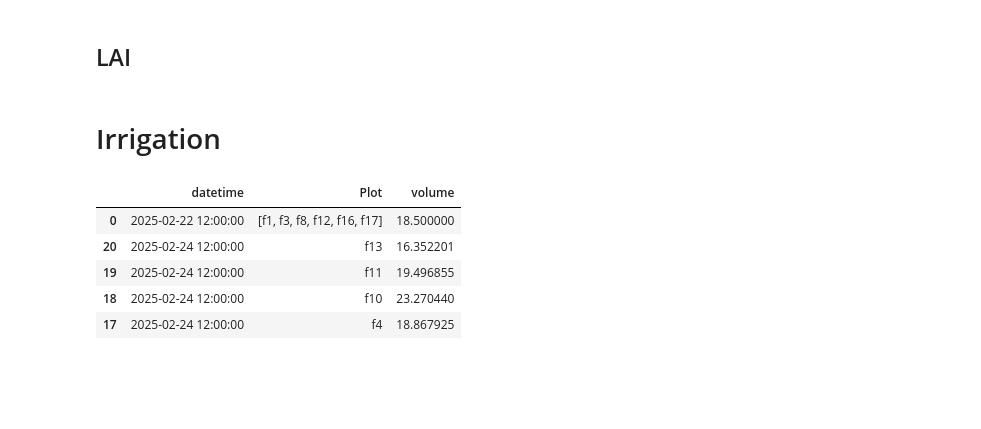
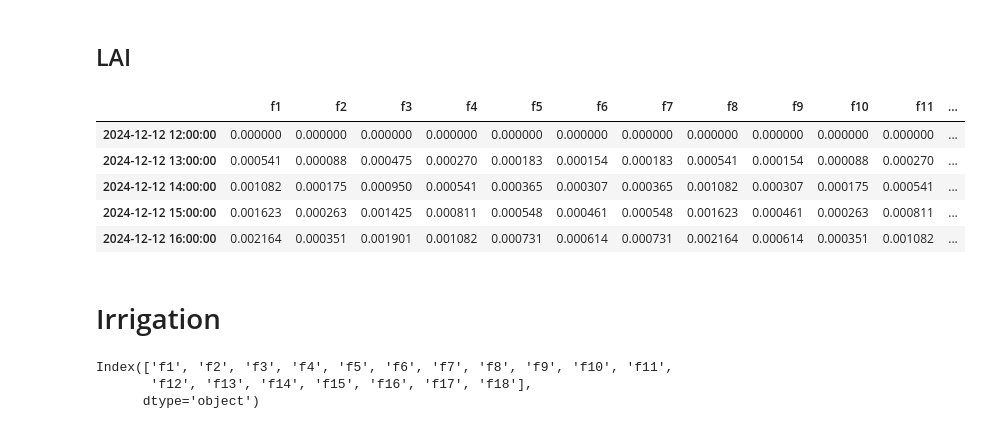
Before and after one commit to beppe2hd/PureCircle, a Jupyter notebook: code/createDataset.ipynb, the cells around one changed output. Saved outputs shown, nothing was run; the diff lists cells and outputs as text; code cells hidden in the pictures; blank space fills up the shorter version.

```diff
--- a/code/createDataset.ipynb
+++ b/code/createDataset.ipynb
@@ -74,39 +73,45 @@ dfMeteoStation_rev = dfMeteoStation_rev.reindex(full_index)
 # %% [markdown]
 ## LAI
 # %%
-dfLAI = pd.read_excel('../data/LAI_Morocco_Season1.xlsx', sheet_name=f'Sheet1')
+dfLAI = pd.read_excel('../data/LAI_data_S1.xlsx', sheet_name=f'Sheet1')
 dfLAI["datetime"] = pd.to_datetime(dfLAI["datetime"]) + pd.to_timedelta("12:00:00")
 dfLAI = dfLAI.set_index("datetime")
 dfLAI = dfLAI.reindex(full_index)
 
 values = {
-    "Tititcaca-CROP": 0,
-    "Tititcaca-Sensor": 0,
-    "Tititcaca-Farmer": 0,
-    "ICBA-CROP": 0,
-    "ICBA-Sensor": 0,
-    "ICBA-Farmer": 0
+    "LAI1-CROPWAT-Tititcaca": 0,
+    "LAI2-Sensor-Tiititcaca": 0,
+    "LAI3-Farmer-Titicaca": 0,
+    "LAI4-CROPWAT-ICBA": 0,
+    "LAI5-Sensor-ICBA": 0,
+    "LAI6-Farmer-ICBA": 0
 }
 dfLAI.loc["2024-12-12 12:00:00"] = values
-
-dfLAI[['Tititcaca-CROP', 'Tititcaca-Sensor', 'Tititcaca-Farmer', 'ICBA-CROP',
-       'ICBA-Sensor', 'ICBA-Farmer']] = dfLAI[['Tititcaca-CROP', 'Tititcaca-Sensor', 'Tititcaca-Farmer', 'ICBA-CROP',
-                                               'ICBA-Sensor', 'ICBA-Farmer']].interpolate()
+# %%
+dfLAI[['LAI1-CROPWAT-Tititcaca', 'LAI2-Sensor-Tiititcaca', 'LAI3-Farmer-Titicaca', 'LAI4-CROPWAT-ICBA', 'LAI5-Sensor-ICBA', 'LAI6-Farmer-ICBA']] = dfLAI[['LAI1-CROPWAT-Tititcaca', 'LAI2-Sensor-Tiititcaca', 'LAI3-Farmer-Titicaca', 'LAI4-CROPWAT-ICBA', 'LAI5-Sensor-ICBA', 'LAI6-Farmer-ICBA']].interpolate()
 # %%
 
-mapToSensor = {'Tititcaca-CROP': [5, 6, 23, 24, 31, 32],
-               'Tititcaca-Sensor': [3, 4, 19, 20, 35, 36],
-               'Tititcaca-Farmer': [9, 10, 13, 14, 29, 30],
-               'ICBA-CROP': [1, 2, 15, 16, 33, 34],
-               'ICBA-Sensor': [7, 8, 21, 22, 25, 26],
-               'ICBA-Farmer': [11, 12, 17, 18, 27, 28]}
+mapToSensor = {'LAI1-CROPWAT-Tititcaca': [3, 12, 16],
+               'LAI2-Sensor-Tiititcaca': [2, 10, 18],
+               'LAI3-Farmer-Titicaca': [5, 7, 15],
+               'LAI4-CROPWAT-ICBA': [1, 8, 17],
+               'LAI5-Sensor-ICBA': [4, 11, 13],
+               'LAI6-Farmer-ICBA': [6, 9, 14]}
 
-for i in range(1, 37):
+for i in range(1, 18+1):
     for k, v in mapToSensor.items():
         if i in v:
-            dfLAI[f'{i}'] = dfLAI[k]
+            dfLAI[f'f{i}'] = dfLAI[k]
 
-dfLAI.drop(['Tititcaca-CROP', 'Tititcaca-Sensor', 'Tititcaca-Farmer', 'ICBA-CROP',
-            'ICBA-Sensor', 'ICBA-Farmer'], axis=1, inplace=True)
+dfLAI.drop(['LAI1-CROPWAT-Tititcaca', 'LAI2-Sensor-Tiititcaca', 'LAI3-Farmer-Titicaca', 'LAI4-CROPWAT-ICBA', 'LAI5-Sensor-ICBA', 'LAI6-Farmer-ICBA'], axis=1, inplace=True)
+# %%
+dfLAI.head()
+# %% [output]
+|  | f1 | f2 | f3 | f4 | f5 | f6 | f7 | f8 | f9 | f10 | f11 | ... |
+| 2024-12-12 12:00:00 | 0.000000 | 0.000000 | 0.000000 | 0.000000 | 0.000000 | 0.000000 | 0.000000 | 0.000000 | 0.000000 | 0.000000 | 0.000000 | ... |
+| 2024-12-12 13:00:00 | 0.000541 | 0.000088 | 0.000475 | 0.000270 | 0.000183 | 0.000154 | 0.000183 | 0.000541 | 0.000154 | 0.000088 | 0.000270 | ... |
+| 2024-12-12 14:00:00 | 0.001082 | 0.000175 | 0.000950 | 0.000541 | 0.000365 | 0.000307 | 0.000365 | 0.001082 | 0.000307 | 0.000175 | 0.000541 | ... |
+| 2024-12-12 15:00:00 | 0.001623 | 0.000263 | 0.001425 | 0.000811 | 0.000548 | 0.000461 | 0.000548 | 0.001623 | 0.000461 | 0.000263 | 0.000811 | ... |
+| 2024-12-12 16:00:00 | 0.002164 | 0.000351 | 0.001901 | 0.001082 | 0.000731 | 0.000614 | 0.000731 | 0.002164 | 0.000614 | 0.000351 | 0.001082 | ... |
 # %% [markdown]
 # Irrigation
@@ -113,6 +120,12 @@ dfLAI.drop(['Tititcaca-CROP', 'Tititcaca-Sensor', 'Tititcaca-Farmer', 'ICBA-CROP
 # %%
 dfIRR = pd.DataFrame(columns=['f1','f2','f3','f4','f5','f6','f7','f8','f9','f10','f11','f12','f13','f14','f15','f16','f17','f18'], index=full_index)
 dfIRR.fillna(0.0, inplace=True)
+# %%
+dfIRR.columns
+# %% [output]
+Index(['f1', 'f2', 'f3', 'f4', 'f5', 'f6', 'f7', 'f8', 'f9', 'f10', 'f11',
+       'f12', 'f13', 'f14', 'f15', 'f16', 'f17', 'f18'],
+      dtype='object')
 # %%
 dfIrrigation = pd.read_excel('../data/IrrigationEvents_Morocco_Season1.xlsx', sheet_name='Irrigation')
 dfIrrigation.rename(columns={"Date": "datetime", "Irrigation Duration": "duration", "Irrigation Volume": "volume"},
@@ -124,16 +137,8 @@ CW = ['f1', 'f3', 'f8', 'f12', 'f16','f17']
 F = ['f5', 'f6', 'f7', 'f9', 'f14', 'f15']
 #S = ['f2', 'f4', 'f10', 'f11', 'f13','f18']
 dfIrrigation["Plot"] = dfIrrigation["Plot"].apply(
-    lambda x: CW if x == "CROPWAT" else F if x == "Farmer" else f"f{x}"
+    lambda x: CW if x == "CROPWAT" else F if x == "Farmer" else [f"f{x}"]
 )
-dfIrrigation.head()
-# %% [output]
-|  | datetime | Plot | volume |
-| 0 | 2025-02-22 12:00:00 | [f1, f3, f8, f12, f16, f17] | 18.500000 |
-| 20 | 2025-02-24 12:00:00 | f13 | 16.352201 |
-| 19 | 2025-02-24 12:00:00 | f11 | 19.496855 |
-| 18 | 2025-02-24 12:00:00 | f10 | 23.270440 |
-| 17 | 2025-02-24 12:00:00 | f4 | 18.867925 |
 # %%
 for irr_ev in dfIrrigation.iterrows():
     #print(irr_ev[1]['Plot'])
```
Also changed, not shown: parts of 8 cells of this notebook, 46 other files.
